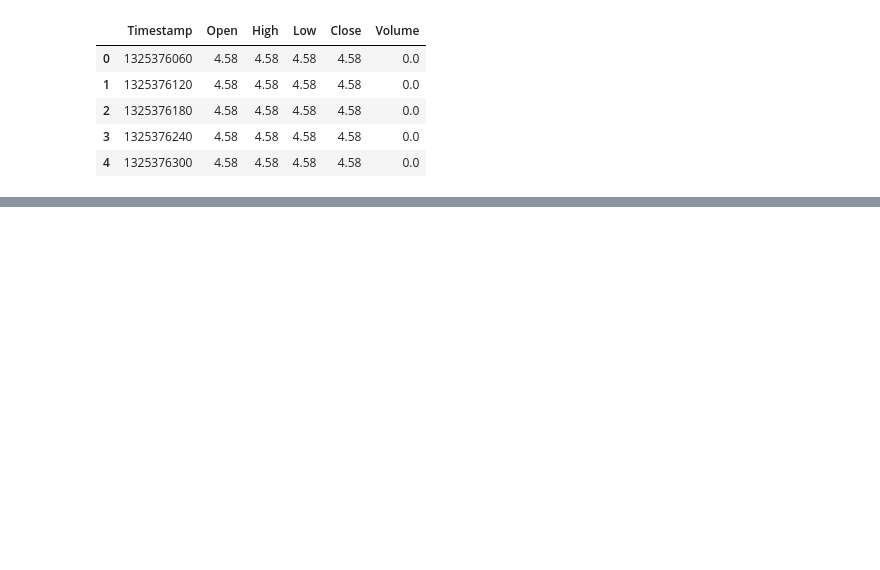
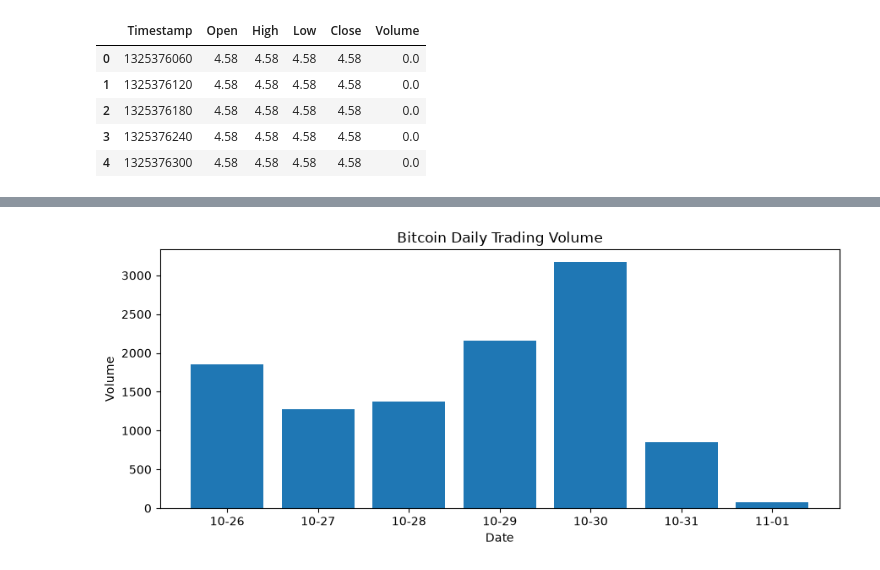
Before and after one commit to kiyul728-creator/Data-Analysis-road-to-Business, a Jupyter notebook: DATA_ANALYSIS/6주차/bitcoin.ipynb, the cells around one changed output, grey strips where cells are left out. Saved outputs shown, nothing was run; the diff lists cells and outputs as text; code cells hidden in the pictures; blank space fills up the shorter version.

```diff
--- a/DATA_ANALYSIS/6주차/bitcoin.ipynb
+++ b/DATA_ANALYSIS/6주차/bitcoin.ipynb
@@ -47,0 +113,14 @@ df.head()
+# %%
+last7 = daily.tail(7)
+
+fig, ax = plt.subplots(figsize=(9, 4))
+
+ax.bar(last7.index.strftime("%m-%d"), last7["Volume"])
+ax.set_title("Bitcoin Daily Trading Volume")
+ax.set_xlabel("Date")
+ax.set_ylabel("Volume")
+
+plt.tight_layout()
+plt.show()
+# %% [output]
+[figure, added]
```
Also changed, not shown: parts of 11 cells of this notebook, 1 other file.
